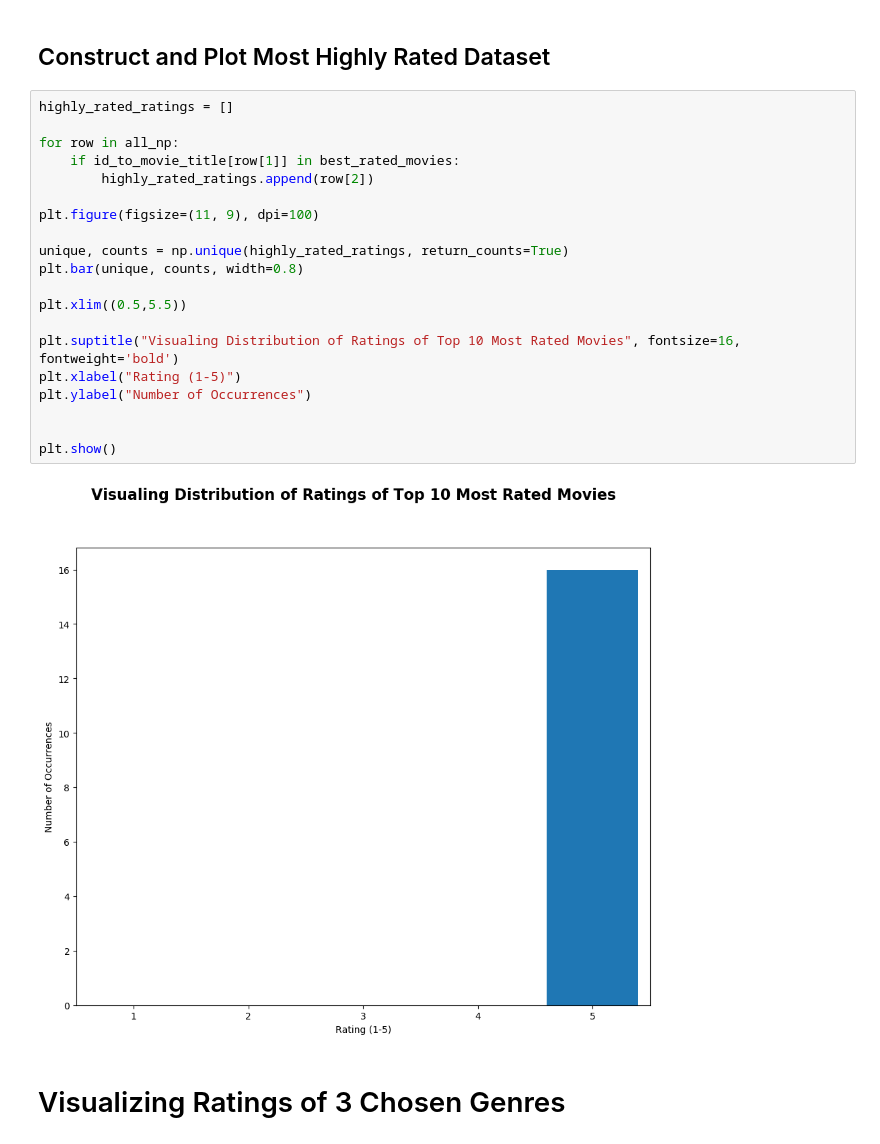
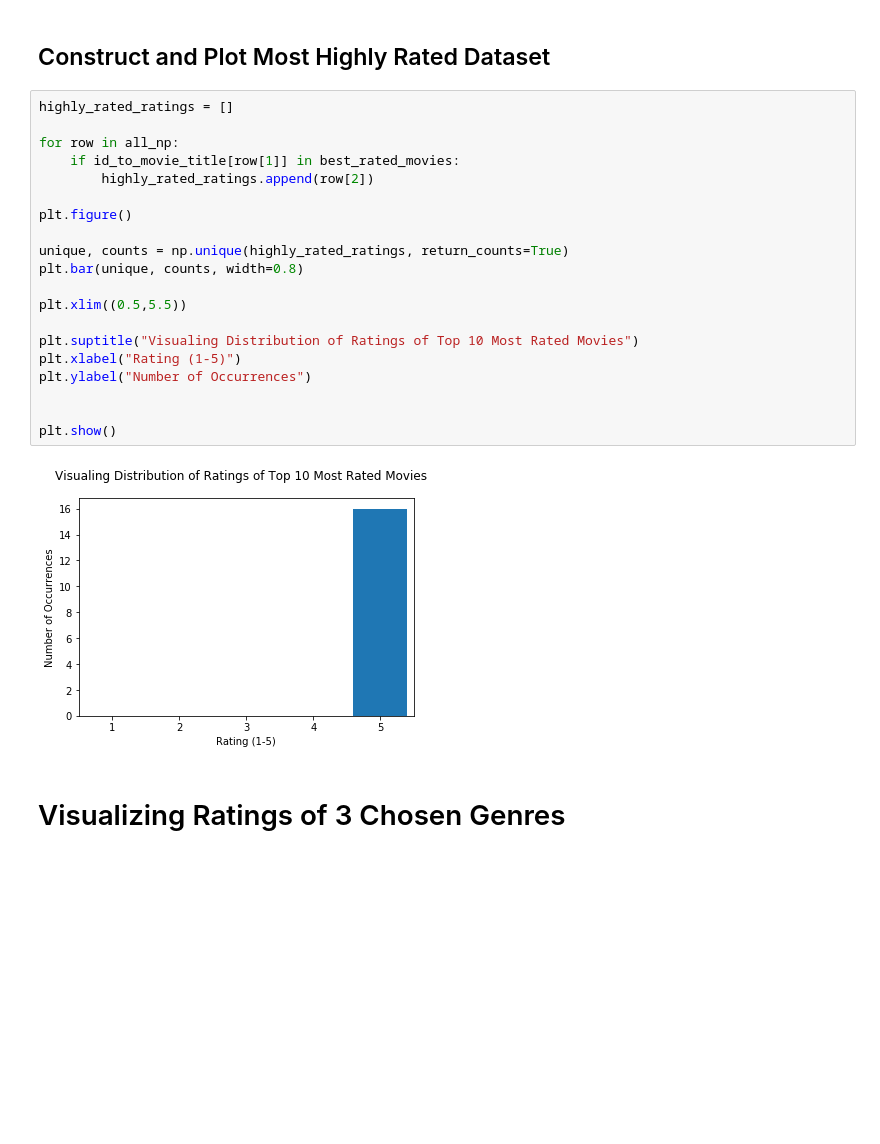
Before and after one commit to 18jeffreyma/cs155-visualization-miniproject, a Jupyter notebook: 4_basic_visualizations.ipynb, the cells around one changed output. Saved outputs shown, nothing was run; the diff lists cells and outputs as text; blank space fills up the shorter version.

```diff
--- a/4_basic_visualizations.ipynb
+++ b/4_basic_visualizations.ipynb
@@ -121,25 +118,25 @@ print(best_rated_movies)
 # %%
 highly_rated_ratings = []
 
 for row in all_np:
     if id_to_movie_title[row[1]] in best_rated_movies:
         highly_rated_ratings.append(row[2])
 
-plt.figure(figsize=(11, 9), dpi=100)
+plt.figure()
 
 unique, counts = np.unique(highly_rated_ratings, return_counts=True)
 plt.bar(unique, counts, width=0.8)
 
 plt.xlim((0.5,5.5))
 
-plt.suptitle("Visualing Distribution of Ratings of Top 10 Most Rated Movies", fontsize=16, fontweight='bold')
+plt.suptitle("Visualing Distribution of Ratings of Top 10 Most Rated Movies")
 plt.xlabel("Rating (1-5)")
 plt.ylabel("Number of Occurrences")
 
 
 plt.show()
 # %% [output]
-[figure, old version]
+[figure, new version]
 # %% [markdown]
 # Visualizing Ratings of 3 Chosen Genres
 # %% [markdown]
```
Also changed, not shown: parts of 5 cells of this notebook, 1 other file.
